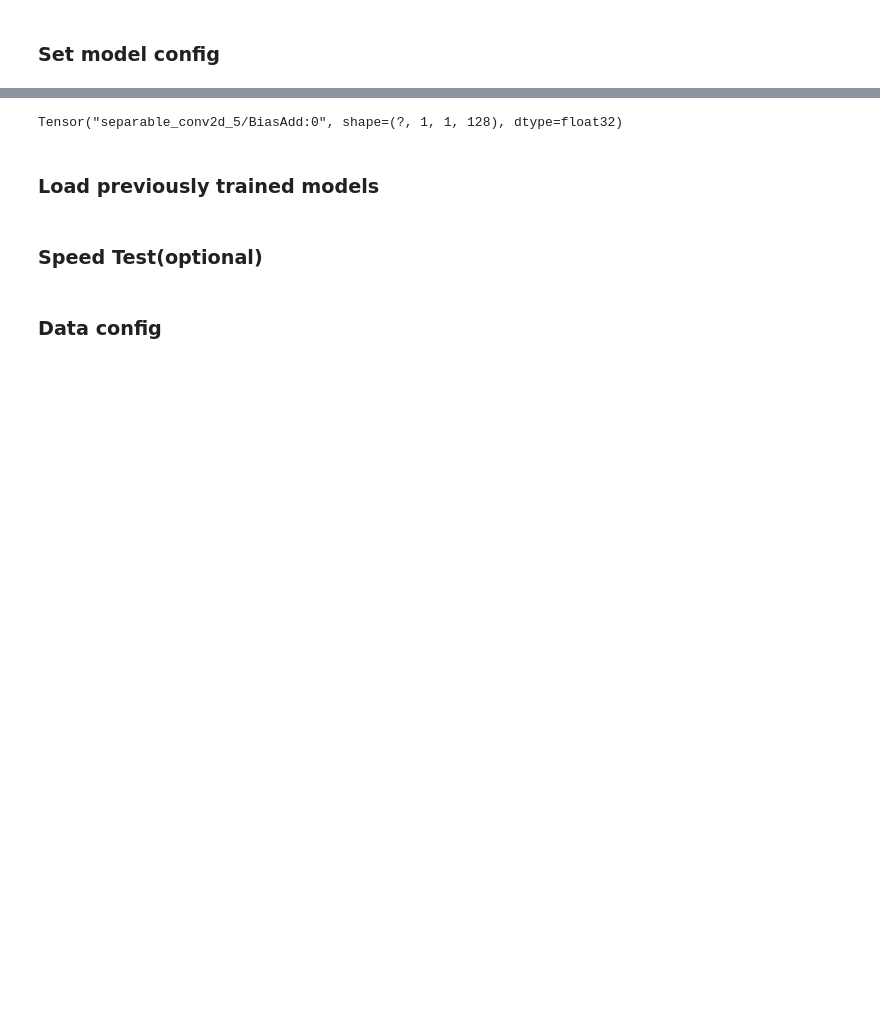
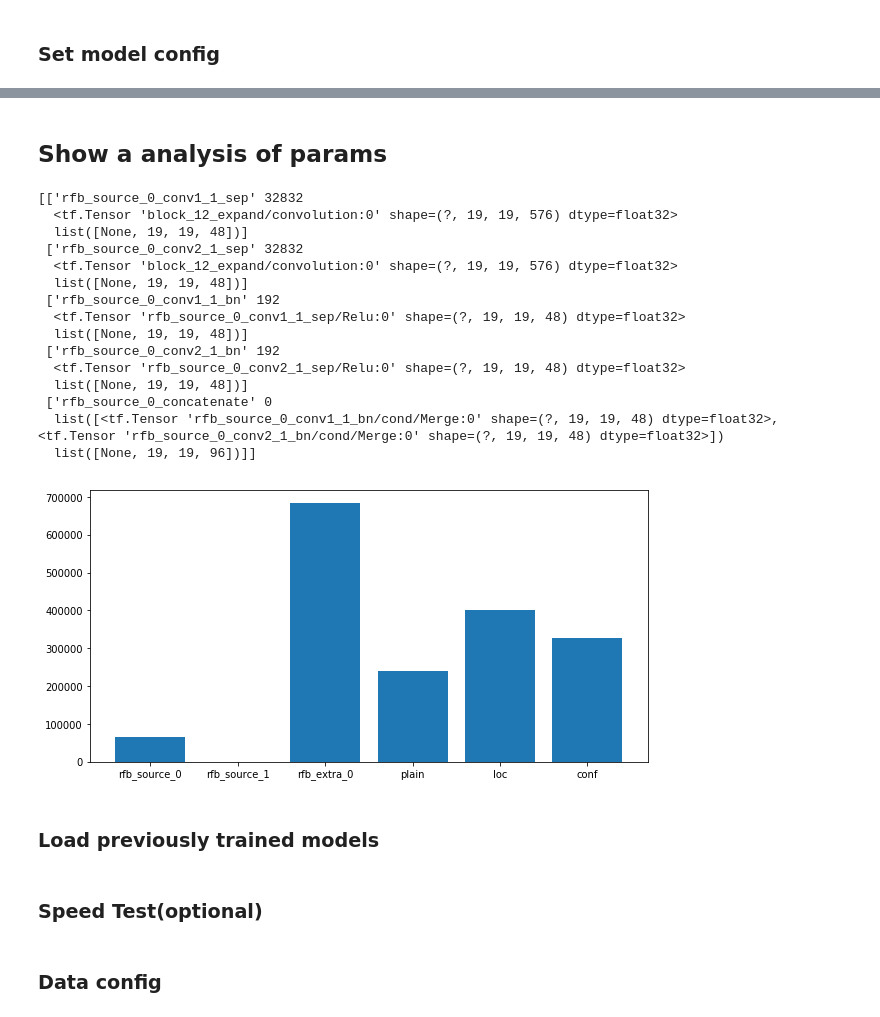
Before and after one commit to FelixCaae/RFBNet-Keras, a Jupyter notebook: rfbnet_mobile_300.ipynb, the cells around one changed output, grey strips where cells are left out. Drawn from its saved outputs; the diff is of its cells as text; code cells hidden in the pictures; blank space fills up the shorter version.

```diff
--- a/rfbnet_mobile_300.ipynb
+++ b/rfbnet_mobile_300.ipynb
@@ -43,7 +44,7 @@ input_H = 300
 input_W = 300
 input_C = 3
 input_shape = (input_H, input_W, input_C)
-model_name = "rfblite_mn2_300_b"
+model_name = "rfblite_d_mn2_300"
 root_path = "/home/cai/dataset/VOCdevkit"
 aspect_ratios = [[2,3],
                  [2,3],
@@ -54,25 +55,26 @@ aspect_ratios = [[2,3],
 prior_config =  [2 + len(ar) * 2 for ar in aspect_ratios]  # number of boxes per feature map location
 source_layers = ["block_12_expand"] #["block_6_expand","block_12_expand"]
 #Extra layer head:
-#rfblite    oup, expand, stride, dep_mul, as_source
-#plain      oup, None, stride, pad, as_source
+#rfblite_d  rfblite_d, oup, dilation_base, dilation_rate, only_bone,source
+#plain      oup, stride,pad,source
 extra_config = [
-               [170, 0.25,  1,    4,  True],
-               [512, None, 2, 'same', True],
-               [256, None, 2, 'same', True],
-               [256, None, 1, 'same', True],
-               [128, None, 1, 'valid', True]]
+               ['literfb_d',512, 1,  2, False, True],
+               [256, 2, 'same', True],
+               [256,  1, 'same', True],
+               [128,  1, 'valid', True]]
+source_config = [['literfb_d',96, 1, 2,  False]]
 mean_color = [123, 117, 104]
 swap_channels = [2, 1, 0] # The color channel order in the original SSD is BGR, so we'll have the model reverse the color channel order of the input images.
 num_classes = 20 # Number of positive classes, e.g. 20 for Pascal VOC, 80 for MS COCO
 variances = [0.1, 0.1, 0.2, 0.2]
-scale = [0.1, 0.2, 0.37, 0.54, 0.71, 0.88, 1.05]
+# scale = [0.1, 0.2, 0.37, 0.54, 0.71, 0.88, 1.05]
+scale = [0.07, 0.17, 0.33, 0.51, 0.67, 0.87, 1.05]
 # %%
 reload(detection_nets)
 ##Load basenet first
 K.clear_session()
 base_model = load_mobilenetv2(size = 300)
-build_model = detection_nets.build_RFBNet
+build_model = detection_nets.build_RFBLite
 adam = optimizers.Adam(lr=0.001, beta_1=0.9, beta_2=0.999, epsilon=1e-08, decay=0.0)
 ssd_loss = SSDLoss(neg_pos_ratio=3,alpha=1.0)
 
@@ -81,16 +83,18 @@ model = build_model(input_shape = (300,300,3),
               source_layers = source_layers,
               base_model = base_model,
               extra_config = extra_config,
-              include_base = False,
-              base_index = -4,
+              source_config = source_config,
+              include_base = True,
+              base_index = -1,
+              source_expand_ratio = 1,
+              source_dep_mul = 1,
               prior_config = prior_config,
               num_classes = num_classes,
-              mean_color = mean_color,
               lite = True,
-              swap_channels = swap_channels,
               return_predictor = True)
 
 model.summary()                       #Comment this line if you don`t want to show summary every time you build your model
+# model.load_weights("saved_weights/BEST_rfblite_mn2_300_b_pascal_07+12_epoch-122_loss-2.1461_val_loss-2.6892.h5",by_name = True)
 # print(get_flops())
 model = detection_nets.preprocess(input_shape,model,mean_color,swap_channels)
 # model = multi_gpu_model(model,gpus=gpus) #Comment it if don`t use multi_gpu
@@ -149,11 +127,27 @@ plt.bar(range(len(params["params"])),params["params"])
-# %%
-from keras.layers import *
-from keras.models import *
-inp = Input((7,7,3))
-x = SeparableConv2D(128,3,dilation_rate = 3,depth_multiplier = 4)(inp)
-print(x)
-# %% [output]
-Tensor("separable_conv2d_5/BiasAdd:0", shape=(?, 1, 1, 128), dtype=float32)
+# %% [markdown]
+## Show a analysis of params
+# %%
+reload(debug_model)
+keys = ["rfb_source_0","rfb_source_1","rfb_extra_0","plain","loc","conf"]
+debug_model.model_params_bar(model,16*9+4,len(model.layers),0,keys = keys)
+debug_model.model_params_of_layer(model,16*9+4,len(model.layers),0,key = 'rfb_source_0')
+# %% [output]
+[['rfb_source_0_conv1_1_sep' 32832
+  <tf.Tensor 'block_12_expand/convolution:0' shape=(?, 19, 19, 576) dtype=float32>
+  list([None, 19, 19, 48])]
+ ['rfb_source_0_conv2_1_sep' 32832
+  <tf.Tensor 'block_12_expand/convolution:0' shape=(?, 19, 19, 576) dtype=float32>
+  list([None, 19, 19, 48])]
+ ['rfb_source_0_conv1_1_bn' 192
+  <tf.Tensor 'rfb_source_0_conv1_1_sep/Relu:0' shape=(?, 19, 19, 48) dtype=float32>
+  list([None, 19, 19, 48])]
+ ['rfb_source_0_conv2_1_bn' 192
+  <tf.Tensor 'rfb_source_0_conv2_1_sep/Relu:0' shape=(?, 19, 19, 48) dtype=float32>
+  list([None, 19, 19, 48])]
+ ['rfb_source_0_concatenate' 0
+  list([<tf.Tensor 'rfb_source_0_conv1_1_bn/cond/Merge:0' shape=(?, 19, 19, 48) dtype=float32>, <tf.Tensor 'rfb_source_0_conv2_1_bn/cond/Merge:0' shape=(?, 19, 19, 48) dtype=float32>])
+  list([None, 19, 19, 96])]]
+[figure, added]
 # %% [markdown]
 ### Load previously trained models
 # %%
```
Also changed, not shown: parts of 16 cells of this notebook, 8 other files.
